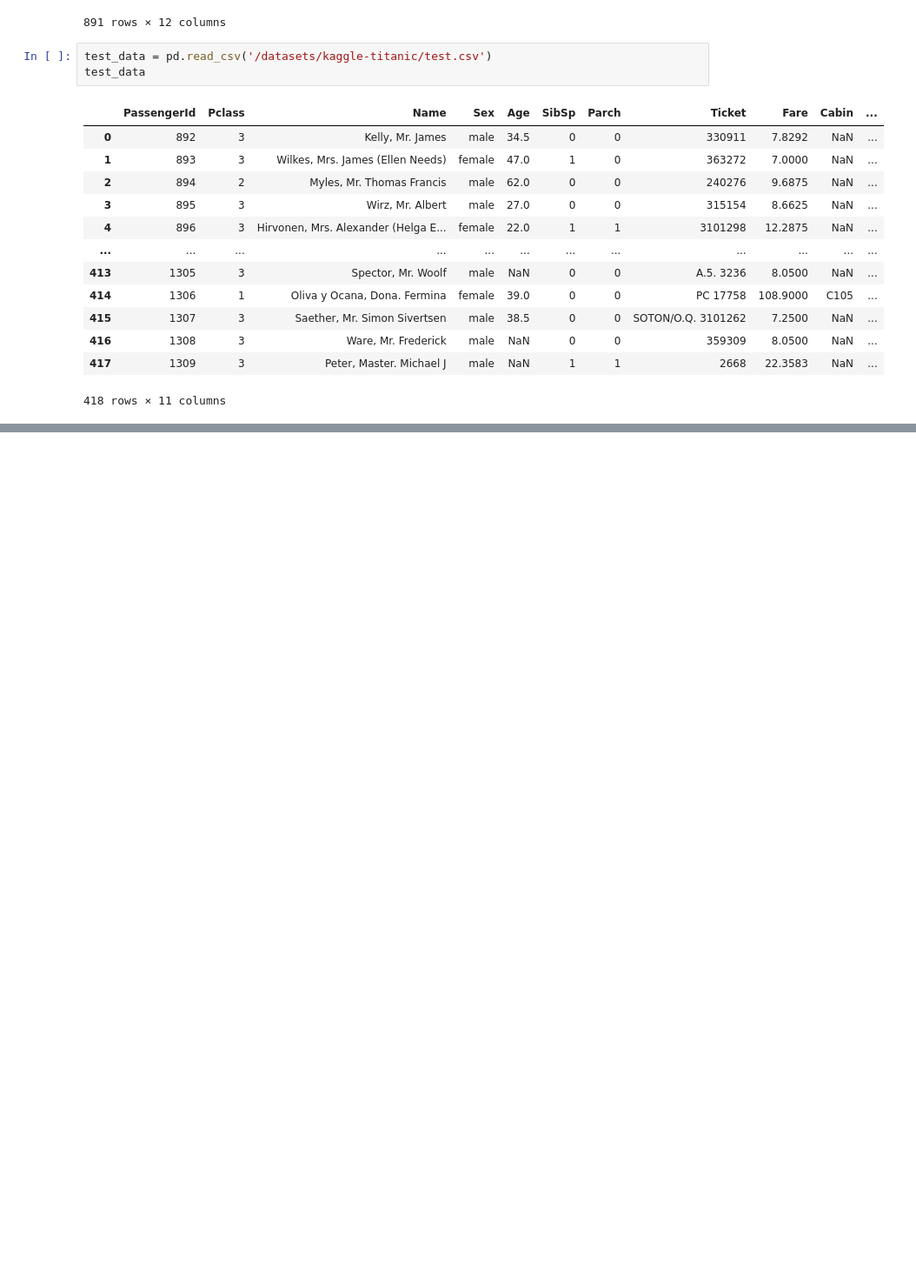
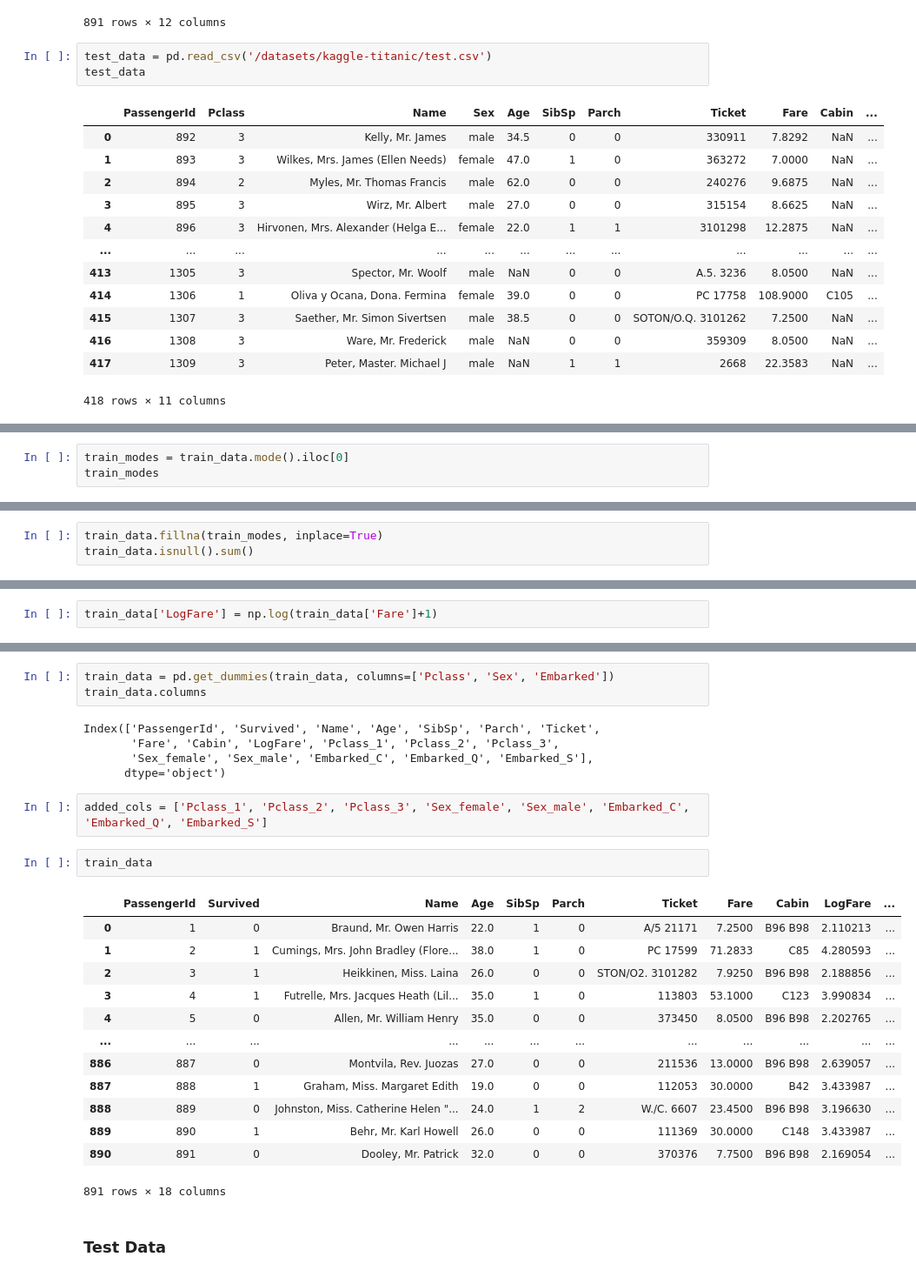
Before and after one commit to jamieoliver/titanic-dataset-2410, a Jupyter notebook: prepare-dataset.ipynb, the cells around one changed output, grey strips where cells are left out. Shown: that part at 87% size. Saved outputs shown, nothing was run; the diff lists cells and outputs as text; blank space fills up the shorter version.

Commit message:
Clean data

```diff
--- a/prepare-dataset.ipynb
+++ b/prepare-dataset.ipynb
@@ -51,0 +72,3 @@ test_data
+# %%
+train_modes = train_data.mode().iloc[0]
+train_modes
@@ -51,0 +89,3 @@ test_data
+# %%
+train_data.fillna(train_modes, inplace=True)
+train_data.isnull().sum()
@@ -51,0 +125,2 @@ test_data
+# %%
+train_data['LogFare'] = np.log(train_data['Fare']+1)
@@ -51,0 +144,28 @@ test_data
+# %%
+train_data = pd.get_dummies(train_data, columns=['Pclass', 'Sex', 'Embarked'])
+train_data.columns
+# %% [output]
+Index(['PassengerId', 'Survived', 'Name', 'Age', 'SibSp', 'Parch', 'Ticket',
+       'Fare', 'Cabin', 'LogFare', 'Pclass_1', 'Pclass_2', 'Pclass_3',
+       'Sex_female', 'Sex_male', 'Embarked_C', 'Embarked_Q', 'Embarked_S'],
+      dtype='object')
+# %%
+added_cols = ['Pclass_1', 'Pclass_2', 'Pclass_3', 'Sex_female', 'Sex_male', 'Embarked_C', 'Embarked_Q', 'Embarked_S']
+# %%
+train_data
+# %% [output]
+|  | PassengerId | Survived | Name | Age | SibSp | Parch | Ticket | Fare | Cabin | LogFare | ... |
+| 0 | 1 | 0 | Braund, Mr. Owen Harris | 22.0 | 1 | 0 | A/5 21171 | 7.2500 | B96 B98 | 2.110213 | ... |
+| 1 | 2 | 1 | Cumings, Mrs. John Bradley (Flore... | 38.0 | 1 | 0 | PC 17599 | 71.2833 | C85 | 4.280593 | ... |
+| 2 | 3 | 1 | Heikkinen, Miss. Laina | 26.0 | 0 | 0 | STON/O2. 3101282 | 7.9250 | B96 B98 | 2.188856 | ... |
+| 3 | 4 | 1 | Futrelle, Mrs. Jacques Heath (Lil... | 35.0 | 1 | 0 | 113803 | 53.1000 | C123 | 3.990834 | ... |
+| 4 | 5 | 0 | Allen, Mr. William Henry | 35.0 | 0 | 0 | 373450 | 8.0500 | B96 B98 | 2.202765 | ... |
+| ... | ... | ... | ... | ... | ... | ... | ... | ... | ... | ... | ... |
+| 886 | 887 | 0 | Montvila, Rev. Juozas | 27.0 | 0 | 0 | 211536 | 13.0000 | B96 B98 | 2.639057 | ... |
+| 887 | 888 | 1 | Graham, Miss. Margaret Edith | 19.0 | 0 | 0 | 112053 | 30.0000 | B42 | 3.433987 | ... |
+| 888 | 889 | 0 | Johnston, Miss. Catherine Helen "... | 24.0 | 1 | 2 | W./C. 6607 | 23.4500 | B96 B98 | 3.196630 | ... |
+| 889 | 890 | 1 | Behr, Mr. Karl Howell | 26.0 | 0 | 0 | 111369 | 30.0000 | C148 | 3.433987 | ... |
+| 890 | 891 | 0 | Dooley, Mr. Patrick | 32.0 | 0 | 0 | 370376 | 7.7500 | B96 B98 | 2.169054 | ... |
+891 rows × 18 columns
+# %% [markdown]
+### Test Data
```
Also changed, not shown: parts of 17 cells of this notebook.
